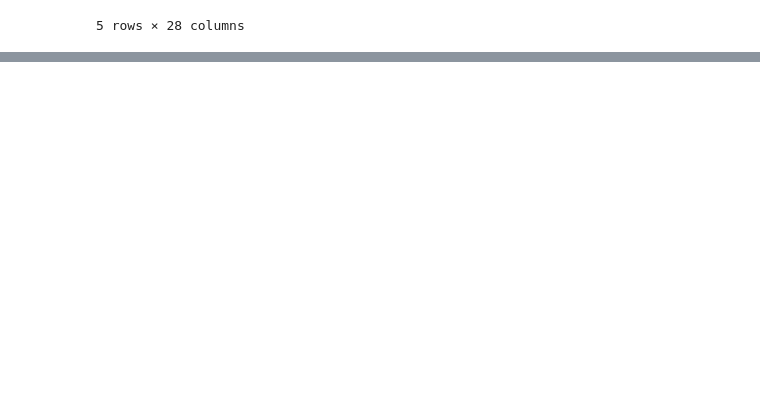
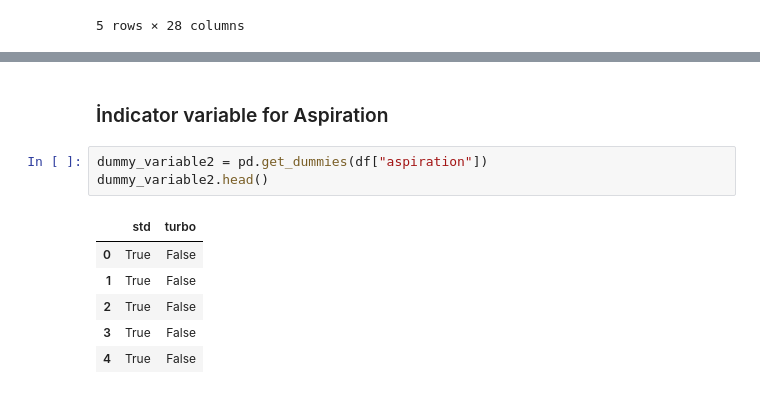
Before and after one commit to MachineTi-lab/IBM-Data-analysis-with-Python, a Jupyter notebook: Class_1.ipynb, the cells around one changed output, grey strips where cells are left out. Cells and saved outputs as stored; diff of their text form; blank space fills up the shorter version.

```diff
--- a/Class_1.ipynb
+++ b/Class_1.ipynb
@@ -184,0 +274,12 @@ df.head()
+# %% [markdown]
+### İndicator variable for Aspiration
+# %%
+dummy_variable2 = pd.get_dummies(df["aspiration"])
+dummy_variable2.head()
+# %% [output]
+|  | std | turbo |
+| 0 | True | False |
+| 1 | True | False |
+| 2 | True | False |
+| 3 | True | False |
+| 4 | True | False |
```
Also changed, not shown: parts of 15 cells of this notebook.
